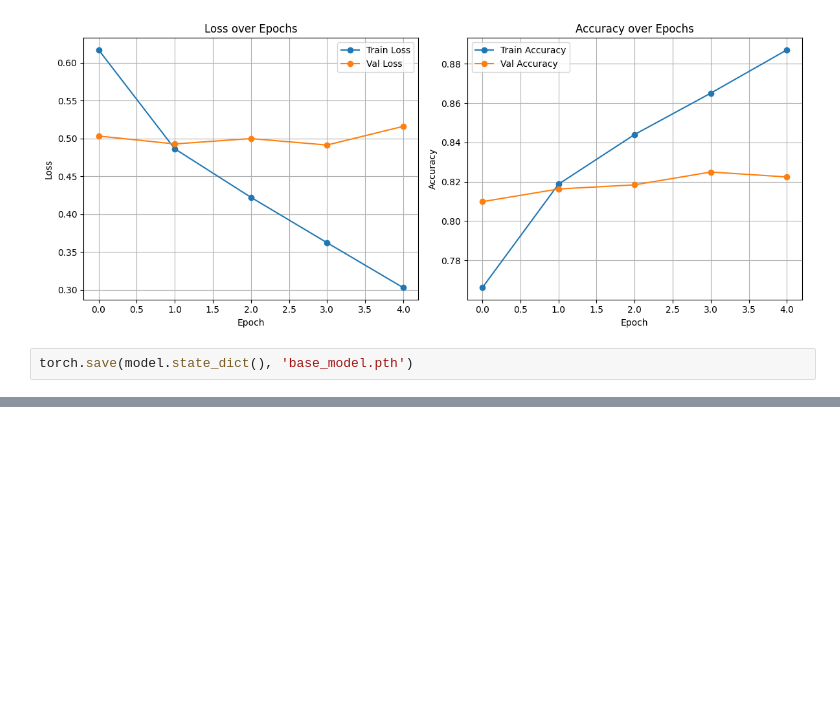
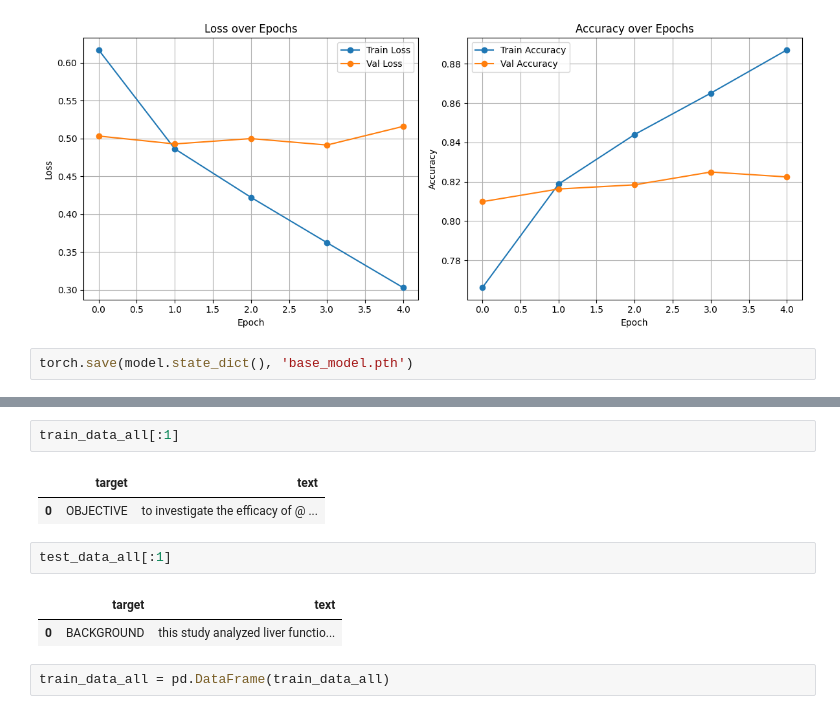
Before and after one commit to fahriyegrl/NJIT_RNN_Assignment, a Jupyter notebook: dl_677_distilbert_based_train_base_model.ipynb, the cells around one changed output, grey strips where cells are left out. Cells and saved outputs as stored; diff of their text form; blank space fills up the shorter version.

```diff
--- a/dl_677_distilbert_based_train_base_model.ipynb
+++ b/dl_677_distilbert_based_train_base_model.ipynb
@@ -510,0 +683,12 @@ torch.save(model.state_dict(), 'base_model.pth')
+# %%
+train_data_all[:1]
+# %% [output]
+|  | target | text |
+| 0 | OBJECTIVE | to investigate the efficacy of @ ... |
+# %%
+test_data_all[:1]
+# %% [output]
+|  | target | text |
+| 0 | BACKGROUND | this study analyzed liver functio... |
+# %%
+train_data_all = pd.DataFrame(train_data_all)
```
Also changed, not shown: parts of 9 cells of this notebook.
